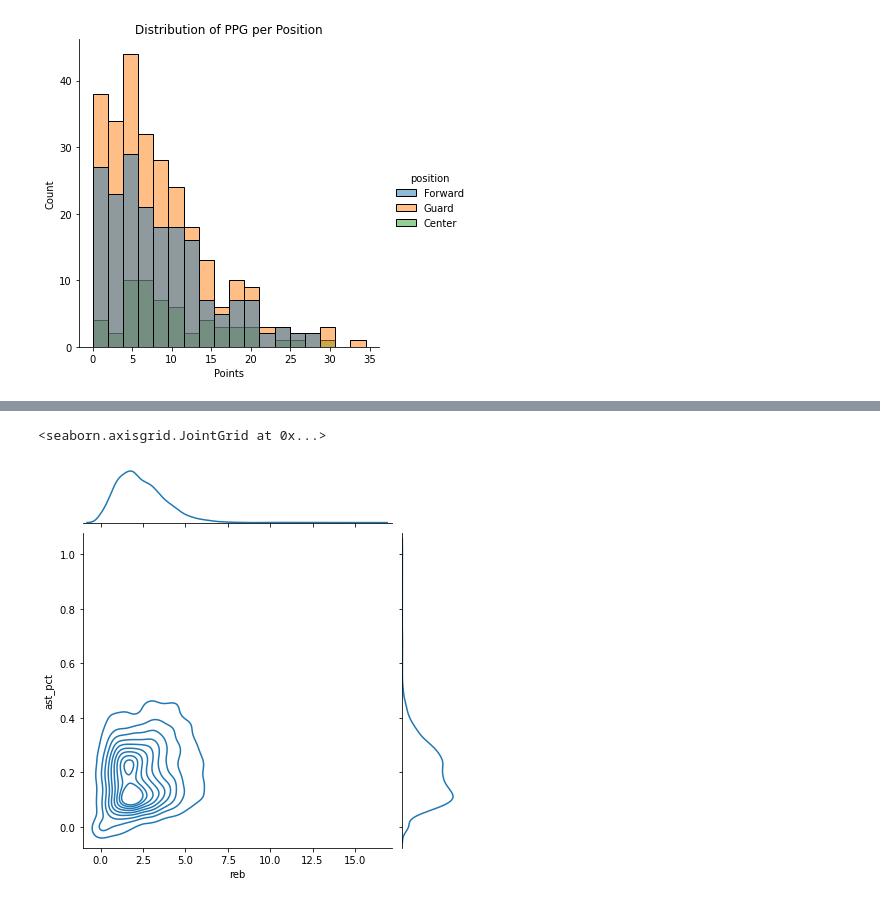
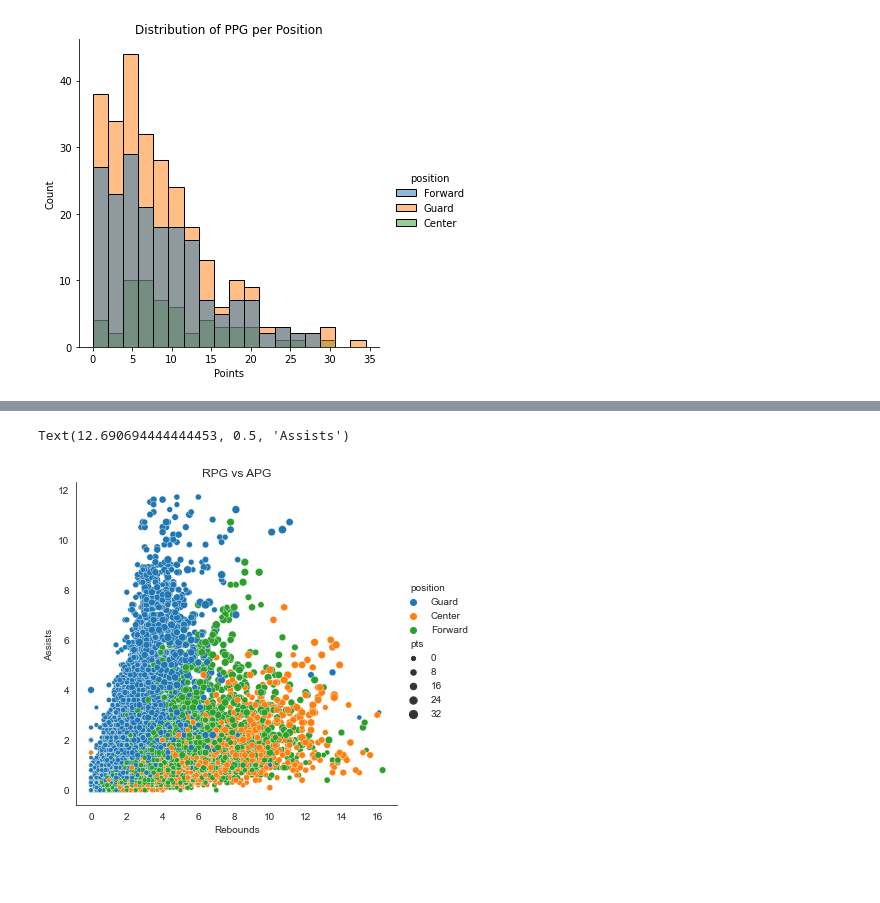
Before and after one commit to Ovalle3/nba-data-analysis, a Jupyter notebook: nba_2019.ipynb, the cells around one changed output, grey strips where cells are left out. Cells and saved outputs as stored; diff of their text form; code cells hidden in the pictures; blank space fills up the shorter version.

Commit message:
NBA Data Analysis
https://sites.google.com/view/nbadataovalle

```diff
--- a/nba_2019.ipynb
+++ b/nba_2019.ipynb
@@ -160,5 +161,10 @@ Text(13.260052083333335, 0.5, 'Assists')
-# %%
-sns.jointplot(x="reb",y="ast_pct",data=guard_reb, kind="kde")
-# %% [output]
-<seaborn.axisgrid.JointGrid at 0x...>
-[figure, removed]
+# %%
+sns.set_style("ticks")
+sns.set_style("white")
+sns.relplot(x="reb",y="ast",data=nba,hue="position",size="pts")
+plt.title("RPG vs APG")
+plt.xlabel("Rebounds")
+plt.ylabel("Assists")
+# %% [output]
+Text(12.690694444444453, 0.5, 'Assists')
+[figure, added]
```
Also changed, not shown: parts of 2 cells of this notebook.
